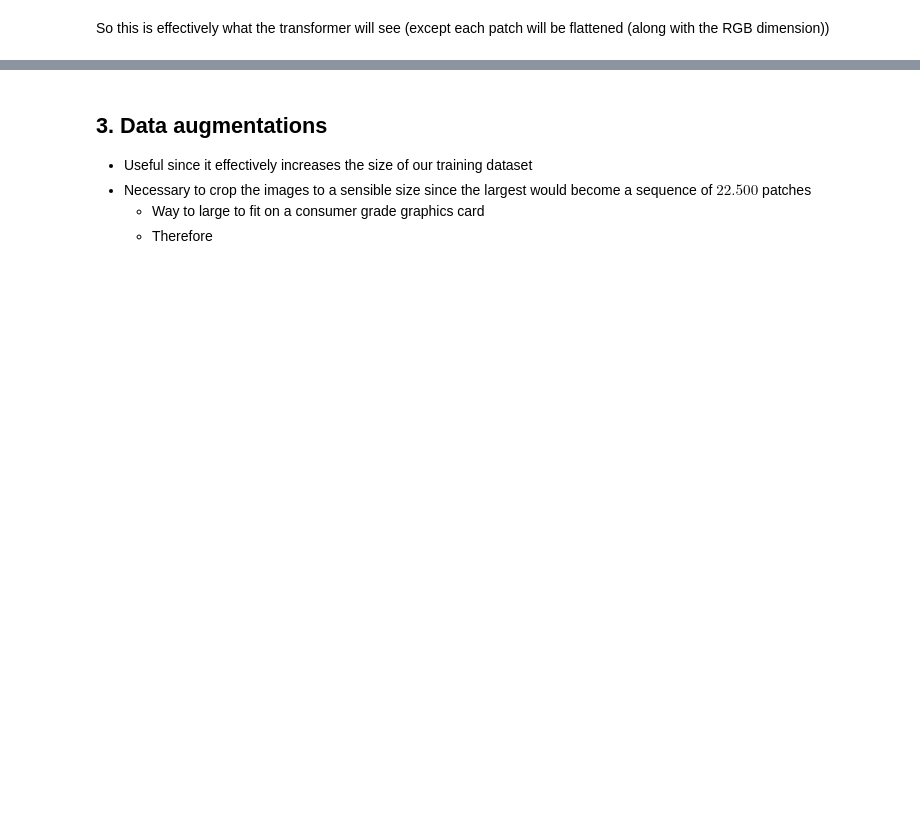
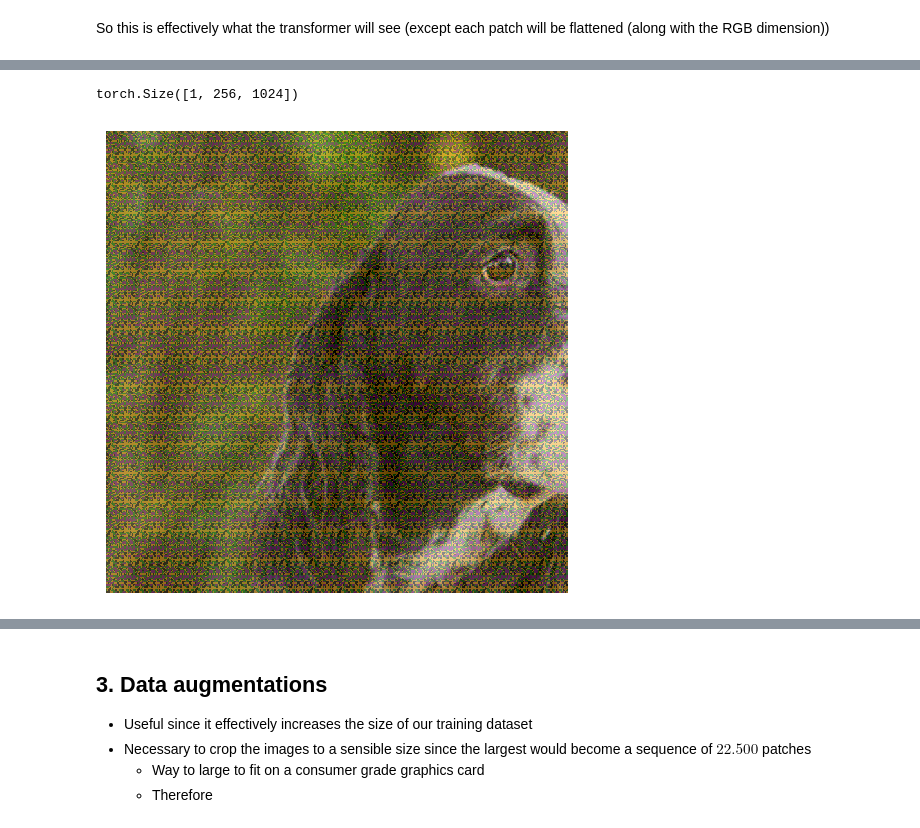
Before and after one commit to BjarniHaukur/minimal-ml, a Jupyter notebook: vision_transformer.ipynb, the cells around one changed output, grey strips where cells are left out. Drawn from its saved outputs; the diff is of its cells as text; code cells hidden in the pictures; blank space fills up the shorter version.

```diff
--- a/vision_transformer.ipynb
+++ b/vision_transformer.ipynb
@@ -139,0 +269,26 @@ plot_imgs(masks=list(extract_patches(cropped_mask).reshape(-1, 1, PATCH_SIZE, PA
+# %%
+bla_ds, _ = random_split(train_ds, [1, len(train_ds)-1], generator=TORCH_GEN)
+
+train_dl = DataLoader(bla_ds, batch_size=16, shuffle=True)
+val_dl = DataLoader(val_ds, batch_size=16, shuffle=False)
+# %%
+DEVICE = "cuda" if torch.cuda.is_available() else "cpu"
+
+model = VisionTransformer().to(DEVICE)
+optim = model.configure_optimizers(learning_rate=1e-3, weight_decay=0, betas=(0.9, 0.95), device_type=DEVICE)
+
+for epoch in range(100):
+    model.train()
+    losses = []
+    for x, y in train_dl:
+        x, y = patch(x.to(DEVICE)), patch(y.to(DEVICE))
+        y_hat = model(x)
+        loss = model.compute_loss(y_hat, y)
+
+        optim.zero_grad()
+        loss.backward()
+        optim.step()
+
+        losses.append(loss.item())
+
+    print(f"Epoch {epoch + 1}: Train loss {np.mean(losses)}")
@@ -139,0 +313,9 @@ plot_imgs(masks=list(extract_patches(cropped_mask).reshape(-1, 1, PATCH_SIZE, PA
+# %%
+model(patch(bla_ds[0][0].to(DEVICE))).shape
+# %% [output]
+torch.Size([1, 256, 1024])
+# %%
+pred = unpatch(model(patch(bla_ds[0][0])))
+plot_imgs(imgs=[bla_ds[0][0]], masks=list(pred.argmax(1)), figsize=(6, 6))
+# %% [output]
+[figure, added]
```
Also changed, not shown: parts of 20 cells of this notebook.
